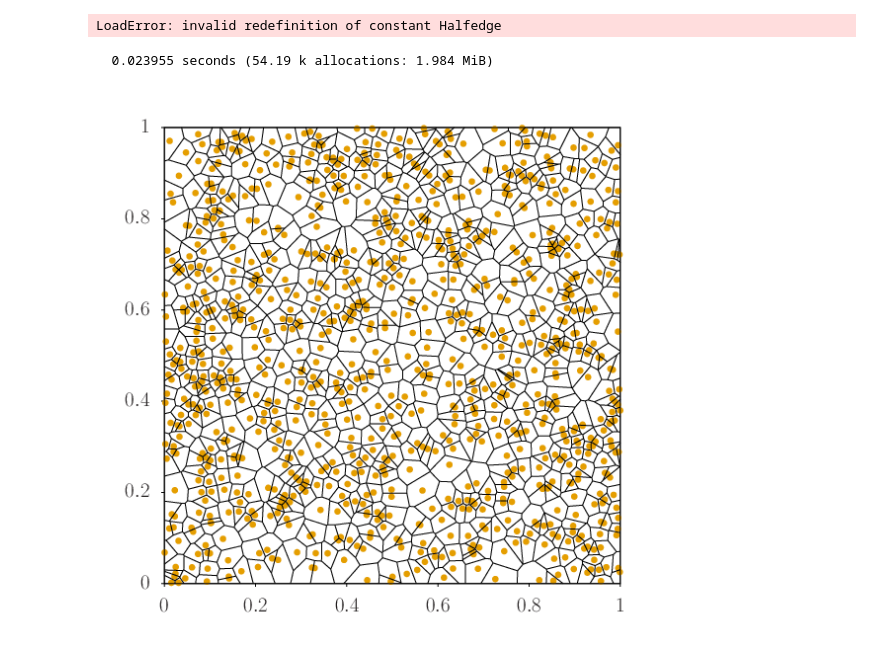
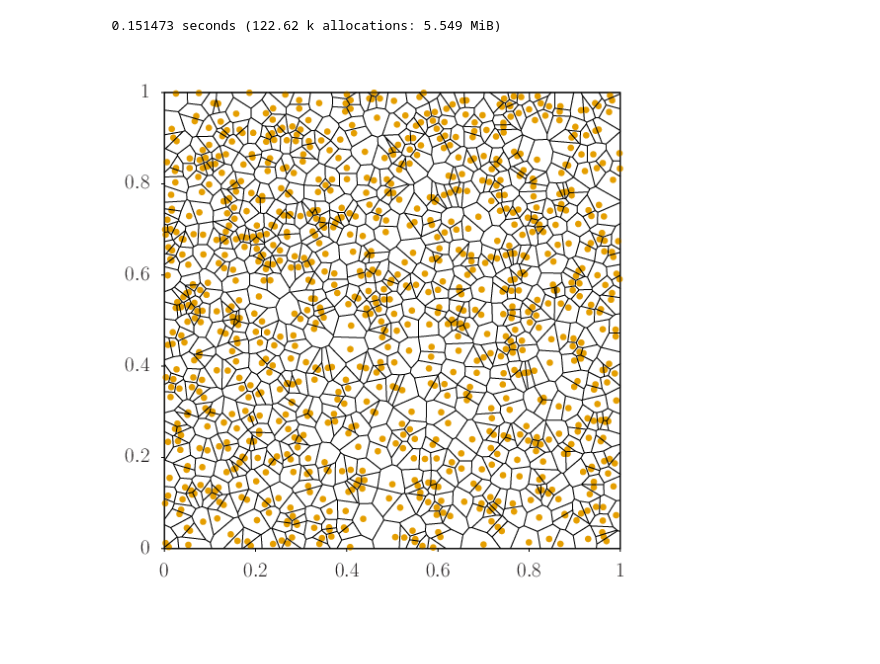
Before and after one commit to egmzcrz/VoronoiDiagram, a Jupyter notebook: example.ipynb, the cells around one changed output. Saved outputs shown, nothing was run; the diff lists cells and outputs as text; code cells hidden in the pictures.

Commit message:
explicit use of gnuplot and epslatex

```diff
--- a/example.ipynb
+++ b/example.ipynb
@@ -1,35 +1,43 @@
 # %%
-include("./src/gnuplot.jl");
 include("./src/voronoi.jl");
-# %% [output]
-LoadError: invalid redefinition of constant Halfedge
 # %%
 function test()
     sites = [Point(rand(),rand()) for i = 1:1000]
     @time edges = getVoronoiDiagram(sites)
 
-    gp = gnuplot(20,20)
-    println(gp, "unset key; set xrange [0:1]; set yrange [0:1];
-        set tics out nomirror; set size ratio -1;
-        plot '-' w p pt 7 ps 2 lt 2, '-' w l lt 1")
+    gp = open(`gnuplot`, "w")
+    println(gp, "
+        set terminal epslatex standalone lw 3\\
+            font ',20' size 20cm, 20cm\\
+            color background 'white';
+        set output 'tmp.tex';
+        set colorsequence podo;
+        unset key;
+        set xrange [0:1];
+        set yrange [0:1];
+        set tics out nomirror;
+        set size ratio -1;
+        plot '-' w p pt 7 ps 2 lt 2, '-' w l lt 1;
+        ")
     for site in sites
-        px = site.x
-        py = site.y
-        println(gp, "$px $py")
+        println(gp, site.x, " ", site.y)
     end
     println(gp,"e")
 
     for e in edges
-        px = e.start.x
-        py = e.start.y
-        qx = e.finish.x
-        qy = e.finish.y
-        println(gp, "$px $py")
-        println(gp, "$qx $qy\n")
+        println(gp, e.start.x, " ", e.start.y)
+        println(gp, e.finish.x, " ", e.finish.y, "\n")
     end
-    plot(gp)
+    close(gp)
+    wait(gp.closenotify)
+    run(pipeline(`latex tmp.tex`, stdout=devnull, stderr=devnull))
+    run(pipeline(`dvips tmp.dvi`, stdout=devnull, stderr=devnull))
+    run(pipeline(`gs -dBATCH -dNOPAUSE -sDEVICE=pngalpha
+        -sOutputFile=output.png tmp.ps`, stdout=devnull, stderr=devnull))
+    run(`find -x . -name tmp\* -delete`)
+    display("image/png", read("output.png"))
 end
 test()
 # %% [output]
-  0.023955 seconds (54.19 k allocations: 1.984 MiB)
+  0.151473 seconds (122.62 k allocations: 5.549 MiB)
-[figure, old version]
+[figure, new version]
```
Also changed, not shown: parts of 1 cell of this notebook.
